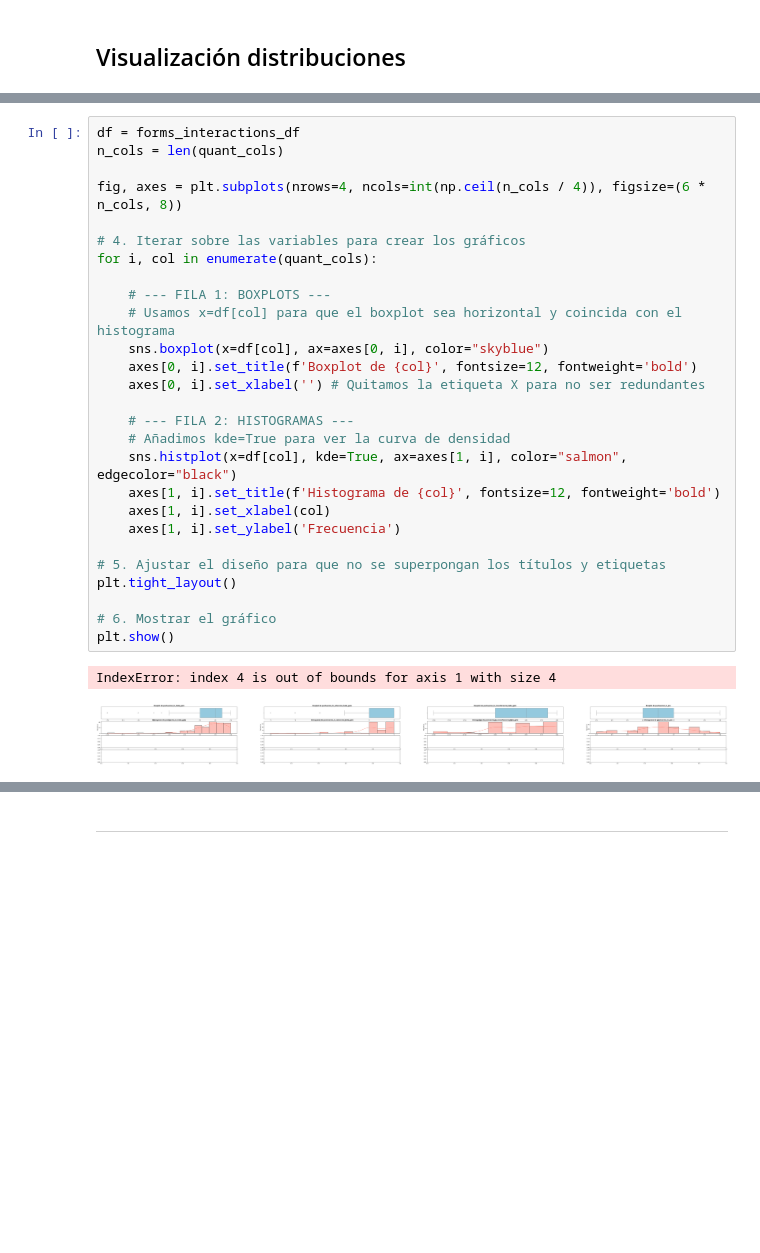
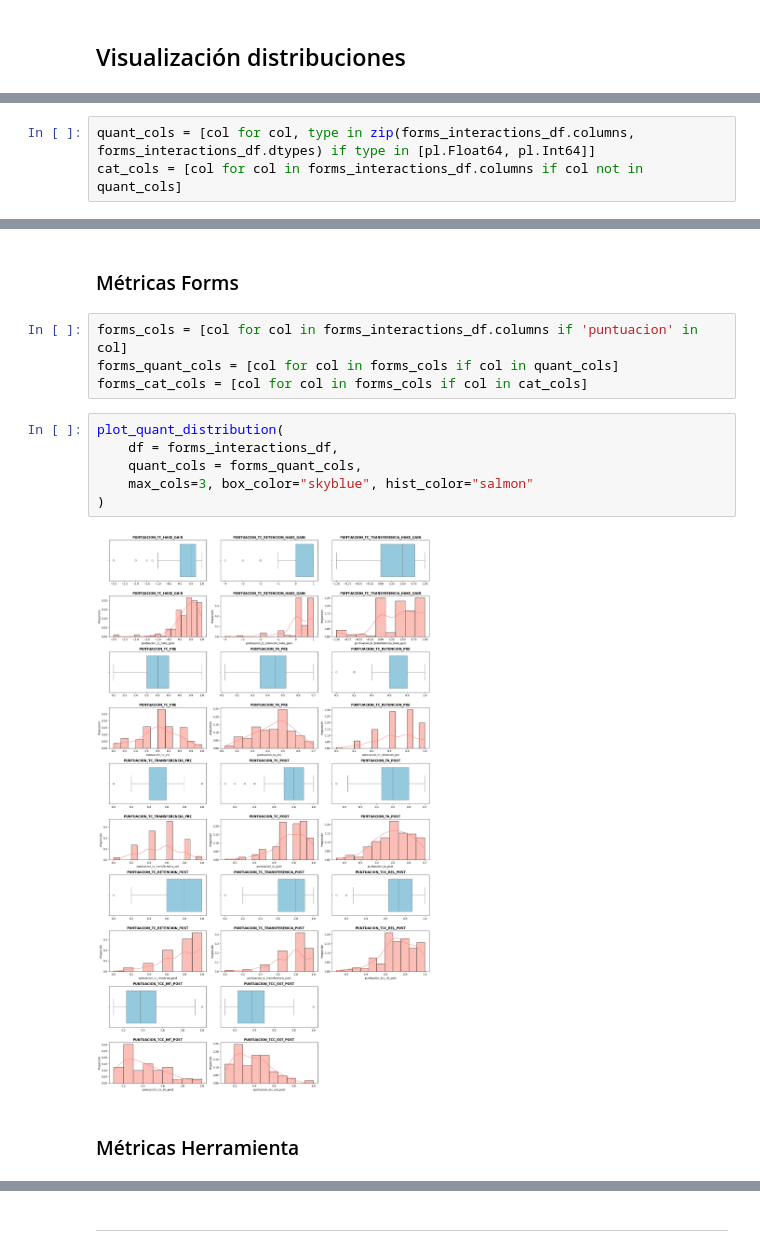
Before and after one commit to IBiDat/va-educational-impact, a Jupyter notebook: src/notebooks/educational_impact/educational_impact_analysis.ipynb, the cells around one changed output, grey strips where cells are left out. Saved outputs shown, nothing was run; the diff lists cells and outputs as text; blank space fills up the shorter version.

```diff
--- a/src/notebooks/educational_impact/educational_impact_analysis.ipynb
+++ b/src/notebooks/educational_impact/educational_impact_analysis.ipynb
@@ -206,0 +329,3 @@ shape: (192, 43)
+# %%
+quant_cols = [col for col, type in zip(forms_interactions_df.columns, forms_interactions_df.dtypes) if type in [pl.Float64, pl.Int64]]
+cat_cols = [col for col in forms_interactions_df.columns if col not in quant_cols]
@@ -207,30 +345,16 @@ shape: (192, 43)
+# %% [markdown]
+### Métricas Forms
+# %%
+forms_cols = [col for col in forms_interactions_df.columns if 'puntuacion' in col]
+forms_quant_cols = [col for col in forms_cols if col in quant_cols]
+forms_cat_cols = [col for col in forms_cols if col in cat_cols]
 # %%
-df = forms_interactions_df
-n_cols = len(quant_cols)
-
-fig, axes = plt.subplots(nrows=4, ncols=int(np.ceil(n_cols / 4)), figsize=(6 * n_cols, 8))
-
-# 4. Iterar sobre las variables para crear los gráficos
-for i, col in enumerate(quant_cols):
-
-    # --- FILA 1: BOXPLOTS ---
-    # Usamos x=df[col] para que el boxplot sea horizontal y coincida con el histograma
-    sns.boxplot(x=df[col], ax=axes[0, i], color="skyblue")
-    axes[0, i].set_title(f'Boxplot de {col}', fontsize=12, fontweight='bold')
-    axes[0, i].set_xlabel('') # Quitamos la etiqueta X para no ser redundantes
-
-    # --- FILA 2: HISTOGRAMAS ---
-    # Añadimos kde=True para ver la curva de densidad
-    sns.histplot(x=df[col], kde=True, ax=axes[1, i], color="salmon", edgecolor="black")
-    axes[1, i].set_title(f'Histograma de {col}', fontsize=12, fontweight='bold')
-    axes[1, i].set_xlabel(col)
-    axes[1, i].set_ylabel('Frecuencia')
-
-# 5. Ajustar el diseño para que no se superpongan los títulos y etiquetas
-plt.tight_layout()
-
-# 6. Mostrar el gráfico
-plt.show()
+plot_quant_distribution(
+    df = forms_interactions_df,
+    quant_cols = forms_quant_cols,
+    max_cols=3, box_color="skyblue", hist_color="salmon"
+)
 # %% [output]
-IndexError: index 4 is out of bounds for axis 1 with size 4
-[figure, old version]
+[figure, new version]
+# %% [markdown]
+### Métricas Herramienta
```
Also changed, not shown: parts of 25 cells of this notebook, 1 other file.
